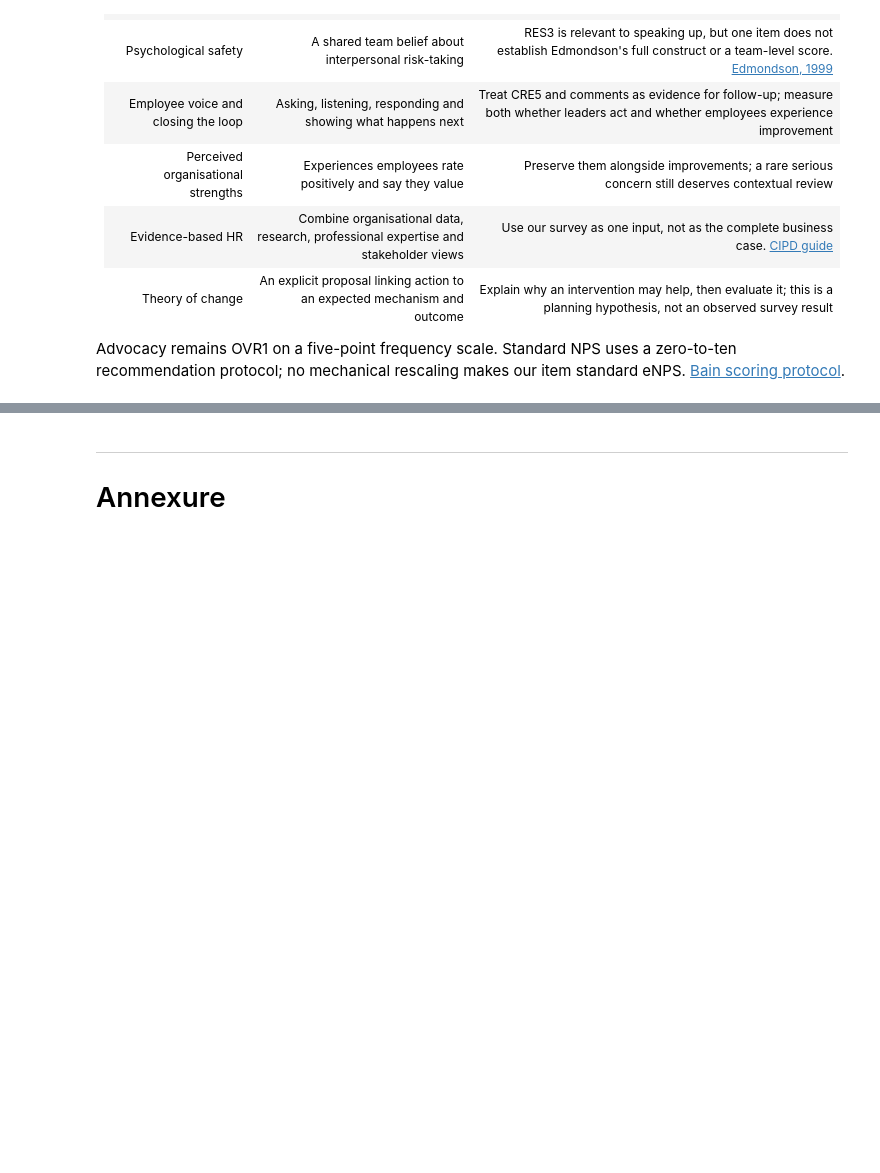
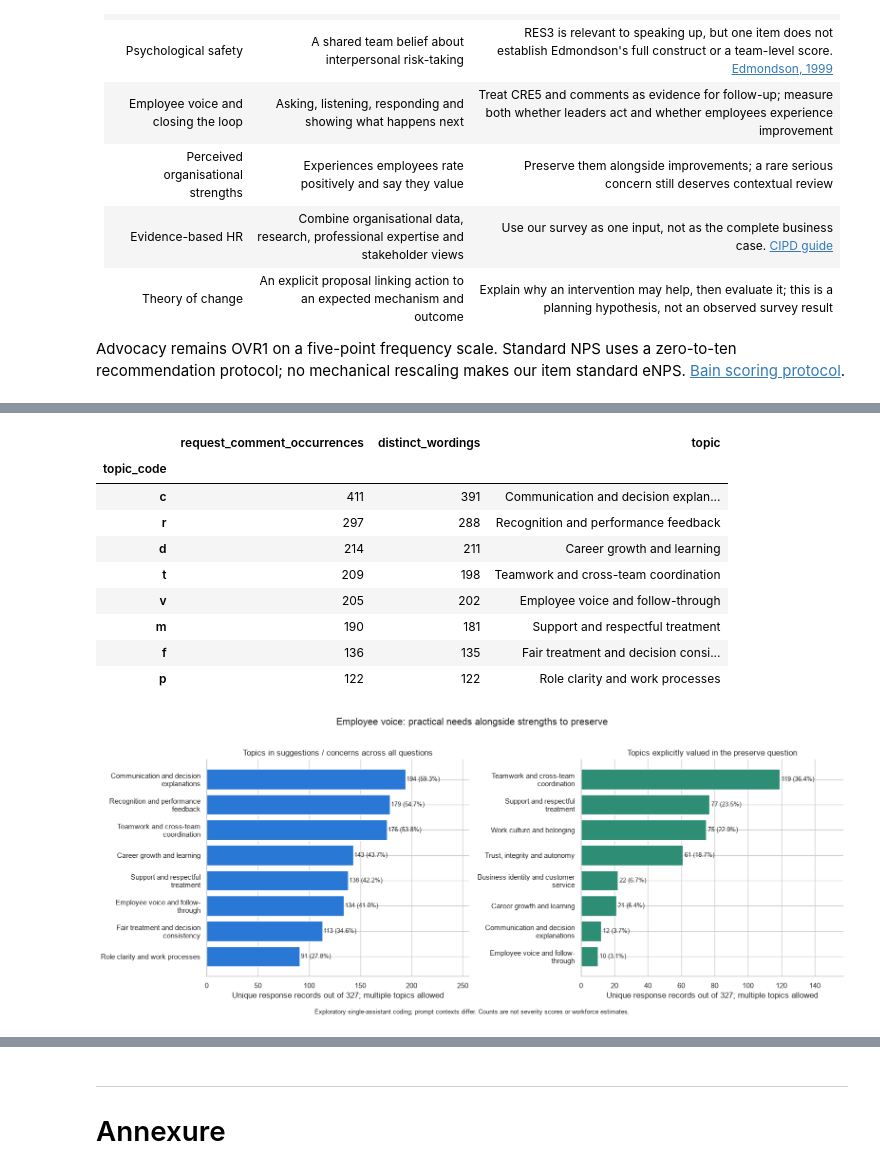
Before and after one commit to Shreyit/peoples_analytics_safewaterlines, a Jupyter notebook: notebooks/00_data_understanding_eda.ipynb, the cells around one changed output, grey strips where cells are left out. Drawn from its saved outputs; the diff is of its cells as text; code cells hidden in the pictures; blank space fills up the shorter version.

```diff
--- a/notebooks/00_data_understanding_eda.ipynb
+++ b/notebooks/00_data_understanding_eda.ipynb
@@ -948,0 +1408,65 @@ Step 1 does not establish comment themes, causal drivers, a final priority ranki
+# %%
+request_comments = coded_comments.loc[coded_comments["stance"].isin(["suggestion_or_concern", "mixed"])]
+strength_comments = coded_comments.loc[
+    coded_comments["question"].eq("oe_value_most") & coded_comments["stance"].eq("current_strength")]
+
+def people_by_topic(frame):
+    expanded = frame.explode("topics").dropna(subset=["topics"])
+    return expanded.groupby("topics")["source_row"].nunique().reindex(TOPIC_DEFINITIONS, fill_value=0)
+
+request_counts = people_by_topic(request_comments)
+strength_counts = people_by_topic(strength_comments)
+commenter_base = coded_comments["source_row"].nunique()
+topic_summary = topic_codebook[["topic"]].copy()
+topic_summary["request_record_n"] = request_counts
+topic_summary["request_pct_all_327"] = request_counts / len(df) * 100
+topic_summary["request_pct_any_commenter"] = request_counts / commenter_base * 100
+topic_summary["preserve_record_n"] = strength_counts
+topic_summary["preserve_pct_all_327"] = strength_counts / len(df) * 100
+topic_summary = topic_summary.sort_values("request_record_n", ascending=False)
+assert topic_summary[["request_record_n", "preserve_record_n"]].le(len(df)).all().all()
+display(topic_summary.round(2))
+# Sensitivity to the specifically flagged interpretation/reference cases, not an accuracy test.
+review_sensitivity=pd.DataFrame({"topic":topic_codebook["topic"],
+    "request_record_n":request_counts,
+    "without_flagged_comments_n":people_by_topic(request_comments.loc[~request_comments["needs_review"]])})
+review_sensitivity["change_n"]=review_sensitivity["without_flagged_comments_n"]-review_sensitivity["request_record_n"]
+display(review_sensitivity.loc[review_sensitivity["change_n"].ne(0)].sort_values("request_record_n",ascending=False))
+
+# Per-question topic counts use the same request/strength stance filter.
+included_comments = pd.concat([request_comments.loc[request_comments["question"].ne("oe_value_most")], strength_comments]).drop_duplicates(["source_row","question"])
+expanded_comments = included_comments.explode("topics", ignore_index=True).dropna(subset=["topics"])
+question_topic_counts = pd.crosstab(
+    expanded_comments["question"], expanded_comments["topics"]
+).reindex(index=OE, columns=TOPIC_DEFINITIONS, fill_value=0).fillna(0).astype(int)
+question_topic_pct = question_topic_counts.div(txt.notna().sum(), axis=0) * 100
+
+# All exact duplicates remain in the main counts. Distinct texts are a different unit,
+# used only to show whether topics rest on repeated wording; not an alternative prevalence estimate.
+text_topic_rows = []
+for row in request_comments.itertuples():
+    normalised = " ".join(unicodedata.normalize("NFKC", str(txt.loc[row.source_row-1,row.question])).casefold().split())
+    for topic in row.topics:
+        text_topic_rows.append((topic,row.question,normalised))
+wording_diversity = pd.DataFrame(text_topic_rows, columns=["topic_code","question","normalised"])
+wording_diversity = wording_diversity.groupby("topic_code").agg(
+    request_comment_occurrences=("normalised","size"),
+    distinct_wordings=("normalised","nunique"))
+display(wording_diversity.join(topic_codebook["topic"]).sort_values("request_comment_occurrences",ascending=False).head(8))
+
+fig, axes = plt.subplots(1,2,figsize=(16,6))
+for ax, col, title, color in [
+    (axes[0],"request_record_n","Topics in suggestions / concerns across all questions",BLUE),
+    (axes[1],"preserve_record_n","Topics explicitly valued in the preserve question","#2d8d75"),
+]:
+    ranked = topic_summary.sort_values(col,ascending=False).head(8).iloc[::-1]
+    ax.barh([fill(t,31) for t in ranked["topic"]],ranked[col],color=color)
+    for y,v in enumerate(ranked[col]):
+        ax.text(v+1,y,f"{v} ({v/len(df)*100:.1f}%)",va="center",fontsize=9)
+    ax.set(title=title,xlabel=f"Unique response records out of {len(df)}; multiple topics allowed",
+           xlim=(0,ranked[col].max()*1.32))
+fig.suptitle("Employee voice: practical needs alongside strengths to preserve", y=1.02)
+fig.text(0.5,-0.02,"Exploratory single-assistant coding; prompt contexts differ. Counts are not severity scores or workforce estimates.",ha="center",fontsize=9)
+fig.tight_layout()
+fig.savefig(FIGURES / "employee_voice_topics.png",dpi=180,bbox_inches="tight")
+# %% [output]
@@ -948,0 +1497,11 @@ Step 1 does not establish comment themes, causal drivers, a final priority ranki
+|  | request_comment_occurrences | distinct_wordings | topic |
+| topic_code |  |  |  |
+| c | 411 | 391 | Communication and decision explan... |
+| r | 297 | 288 | Recognition and performance feedback |
+| d | 214 | 211 | Career growth and learning |
+| t | 209 | 198 | Teamwork and cross-team coordination |
+| v | 205 | 202 | Employee voice and follow-through |
+| m | 190 | 181 | Support and respectful treatment |
+| f | 136 | 135 | Fair treatment and decision consi... |
+| p | 122 | 122 | Role clarity and work processes |
+[figure, added]
```
Also changed, not shown: parts of 26 cells of this notebook, 16 other files.
